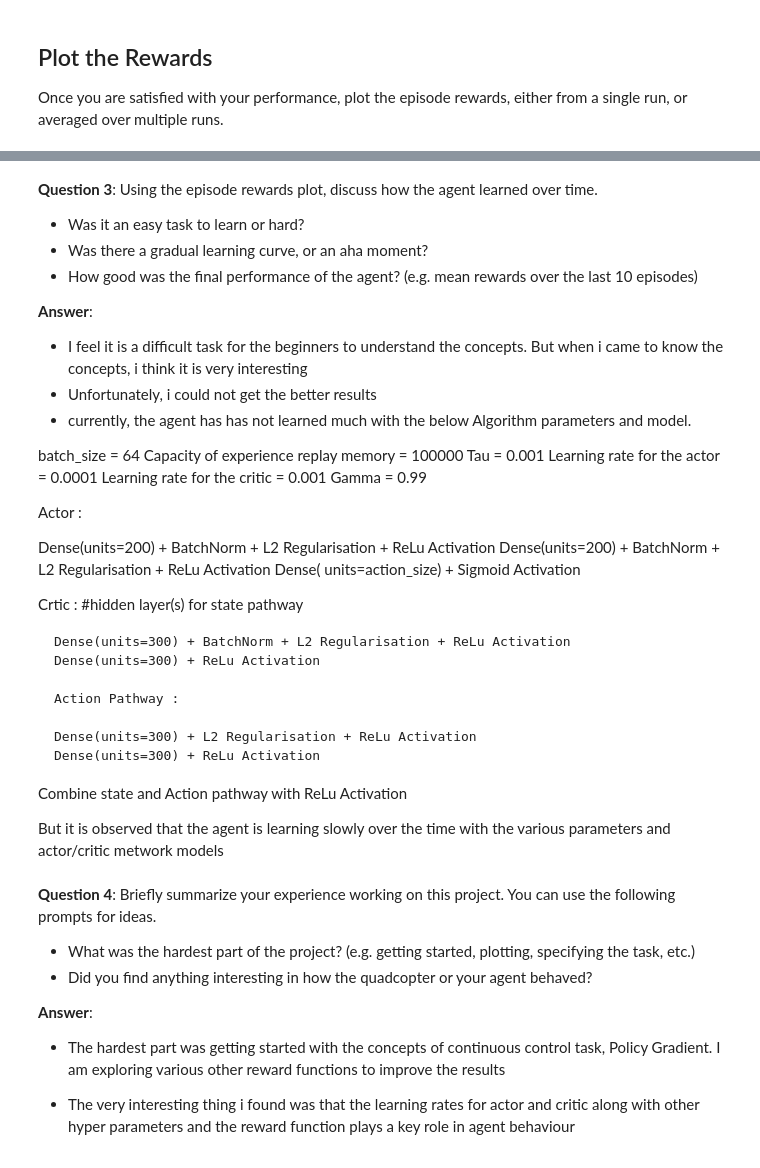
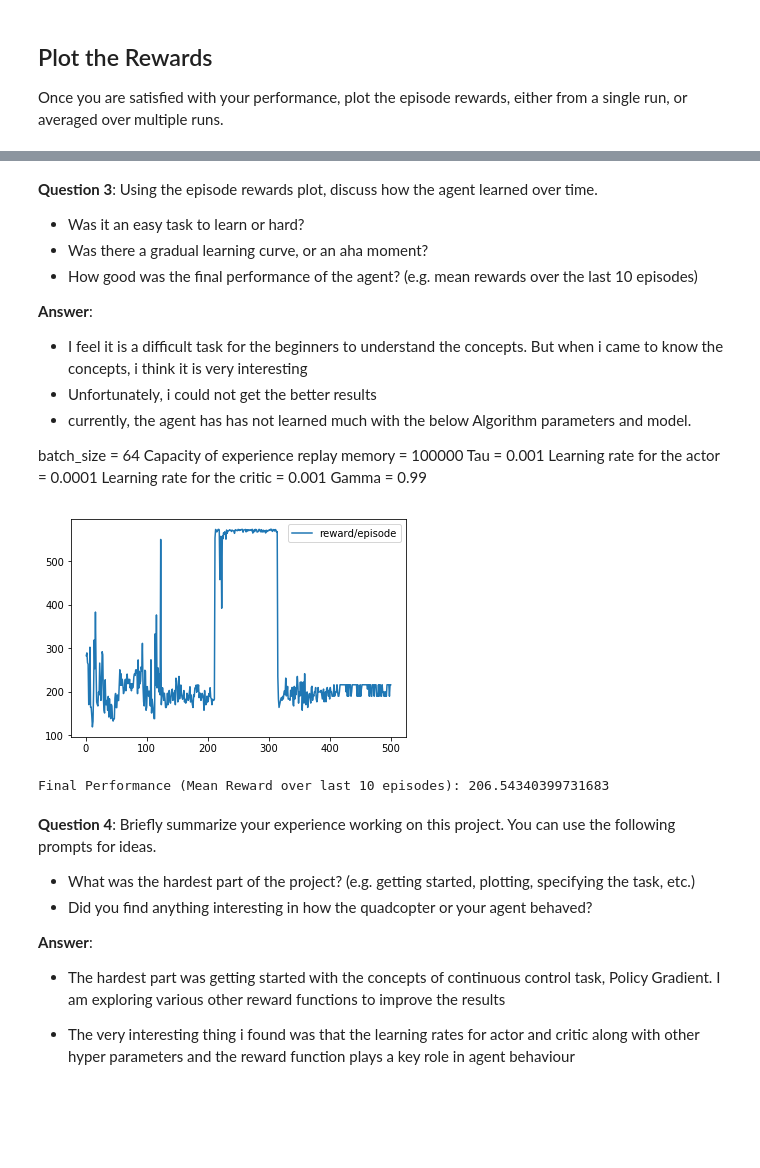
Before and after one commit to RamuIMC/RL-Quadcopter, a Jupyter notebook: Quadcopter_Project.ipynb, the cells around one changed output, grey strips where cells are left out. Saved outputs shown, nothing was run; the diff lists cells and outputs as text; code cells hidden in the pictures; blank space fills up the shorter version.

```diff
--- a/Quadcopter_Project.ipynb
+++ b/Quadcopter_Project.ipynb
@@ -350,27 +350,18 @@ Tau = 0.001
 Learning rate for the actor = 0.0001
 Learning rate for the critic = 0.001
 Gamma = 0.99
-
-Actor :
-
-Dense(units=200) + BatchNorm + L2 Regularisation + ReLu Activation
-Dense(units=200) + BatchNorm + L2 Regularisation + ReLu Activation
-Dense( units=action_size) + Sigmoid Activation
-
-Crtic :
-    #hidden layer(s) for state pathway
-
-    Dense(units=300) + BatchNorm + L2 Regularisation + ReLu Activation
-    Dense(units=300) + ReLu Activation
-
-    Action Pathway :
-
-    Dense(units=300) + L2 Regularisation + ReLu Activation
-    Dense(units=300) + ReLu Activation
-
-Combine state and Action pathway with ReLu Activation
-
- But it is observed that the agent is learning slowly over the time with the various parameters and actor/critic metwork models
+# %%
+print
+plt.plot(out_results['episode'], out_results['reward'], label='reward/episode')
+plt.legend()
+_ = plt.ylim()
+# %% [output]
+[figure, added]
+# %%
+# Final Performance
+print("Final Performance (Mean Reward over last 10 episodes): {}".format(np.sum(out_results['reward'][-10:])/10))
+# %% [output]
+Final Performance (Mean Reward over last 10 episodes): 206.54340399731683
 # %% [markdown]
 **Question 4**: Briefly summarize your experience working on this project. You can use the following prompts for ideas.
 
```
Also changed, not shown: parts of 13 cells of this notebook, 5 other files.
